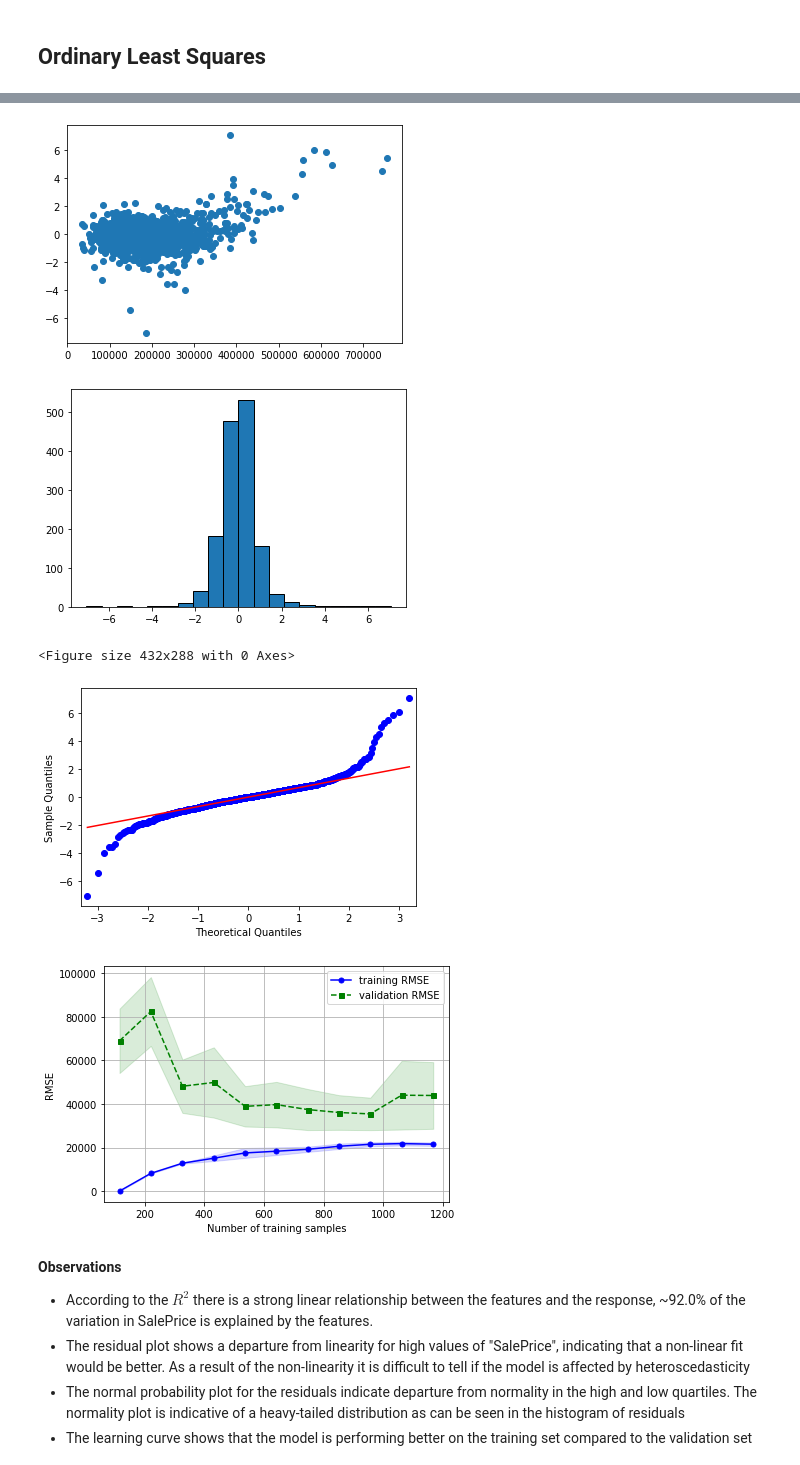
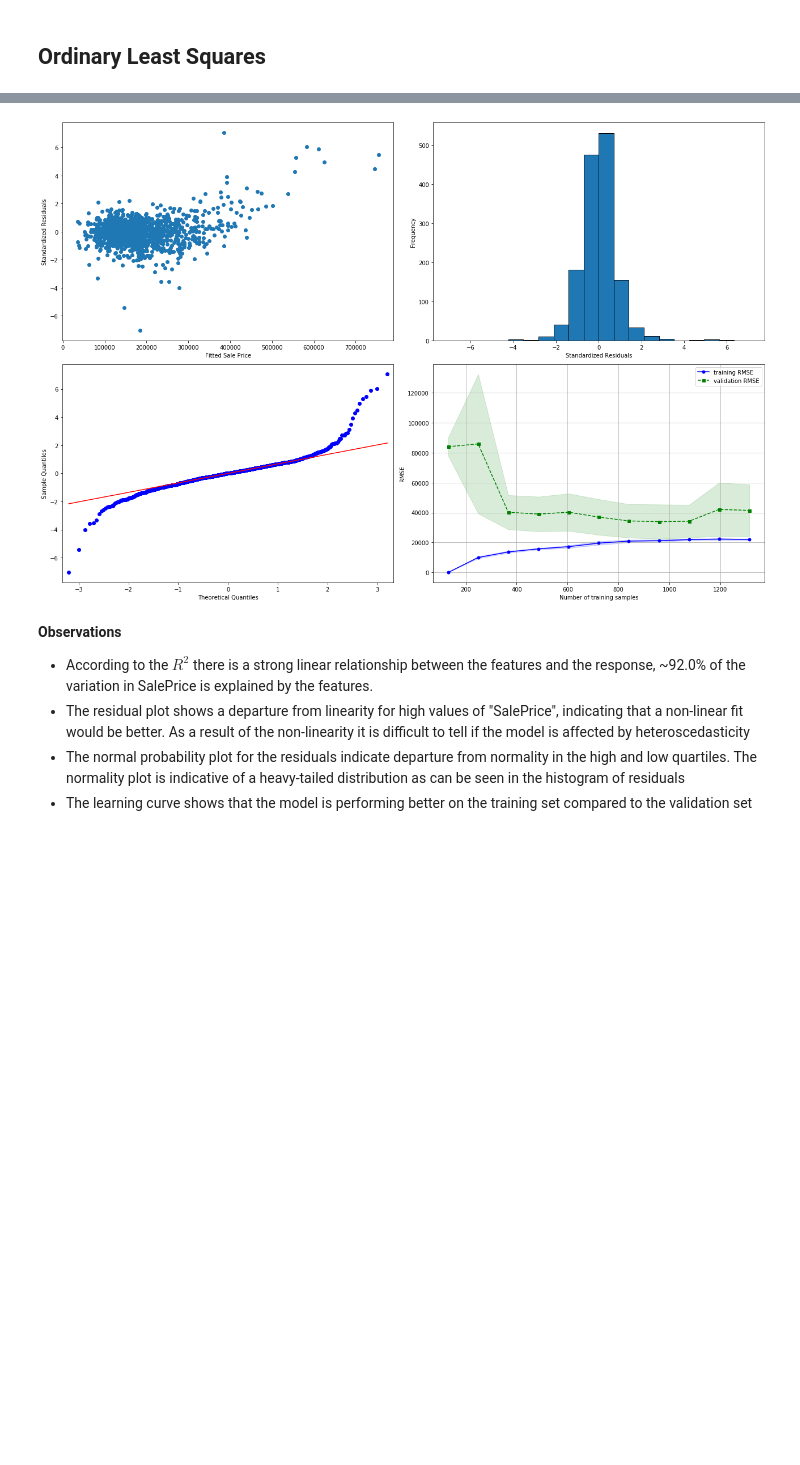
Before and after one commit to W-Tran/advanced-regression-techniques, a Jupyter notebook: advanced-regression-techniques.ipynb, the cells around one changed output, grey strips where cells are left out. Cells and saved outputs as stored; diff of their text form; code cells hidden in the pictures; blank space fills up the shorter version.

Commit message:
fix first model code and evaluation plots

```diff
--- a/advanced-regression-techniques.ipynb
+++ b/advanced-regression-techniques.ipynb
@@ -516,7 +516,3 @@ test_df.drop(columns='Id', inplace=True)
 <br>
 # %% [markdown]
 ## Ordinary Least Squares
-# %%
-train_df = lotfrontage_imputer.fit_transform(train_df)
-y_train = train_labels['SalePrice'].values
-X_train_with_bias = sm.add_constant(train_df.values)
@@ -561,25 +519,36 @@ strong multicollinearity problems or that the design matrix is singular.
+# %%
+train_df = SimpleImputer(strategy='median').fit_transform(train_df)
+X_train_with_bias = sm.add_constant(train_df)  # Add feature of ones
+lin_regr = sm.OLS(train_labels['SalePrice'].values, X_train_with_bias).fit()
 # %%
-plt.scatter(y_train, lin_regr.resid_pearson)
-plt.figure()
-plt.hist(lin_regr.resid_pearson, bins=20, edgecolor='k');
-plt.figure()
-fig = sm.qqplot(lin_regr.resid_pearson, line='q')
-plt.figure()
+fig=plt.figure(figsize=(18,12))
 
-lin_regr_pipe = Pipeline([('lotfront_imp', SimpleImputer(strategy='median')),
+ax1 = plt.subplot(221)
+ax1.scatter(train_labels['SalePrice'].values, lin_regr.resid_pearson)
+ax1.set_xlabel("Fitted Sale Price")
+ax1.set_ylabel("Standardized Residuals")
+
+ax2 = plt.subplot(222)
+ax2.hist(lin_regr.resid_pearson, bins=20, edgecolor='k')
+ax2.set_xlabel("Standardized Residuals")
+ax2.set_ylabel("Frequency")
+
+ax3 = plt.subplot(223)
+fig = sm.qqplot(lin_regr.resid_pearson, line='q', ax=ax3)
+
+ax4 = plt.subplot(224)
+lin_regr_pipe = Pipeline([('imputer', SimpleImputer(strategy='median')),
                           ('lin_regr', LinearRegression())])
 lin_regr_pipe.fit(train_df, train_labels['SalePrice'])
 
-plot_learning_curve(estimator=lin_regr_pipe,
-                    X=train_df.values,
-                    y=train_labels['SalePrice'].values,
-                    cv=5);
+lc_params = compute_learning_curve(estimator=lin_regr_pipe,
+                                X=train_df,
+                                y=train_labels['SalePrice'].values,
+                                cv=10)
+plot_learning_curve(ax4, lc_params)
+plt.tight_layout()
 # %% [output]
-[figure, old version]
+[figure, new version]
-[figure, removed]
-<Figure size 432x288 with 0 Axes>
-[figure, removed]
-[figure, removed]
 # %% [markdown]
 **Observations**
 
```
Also changed, not shown: parts of 4 cells of this notebook.
